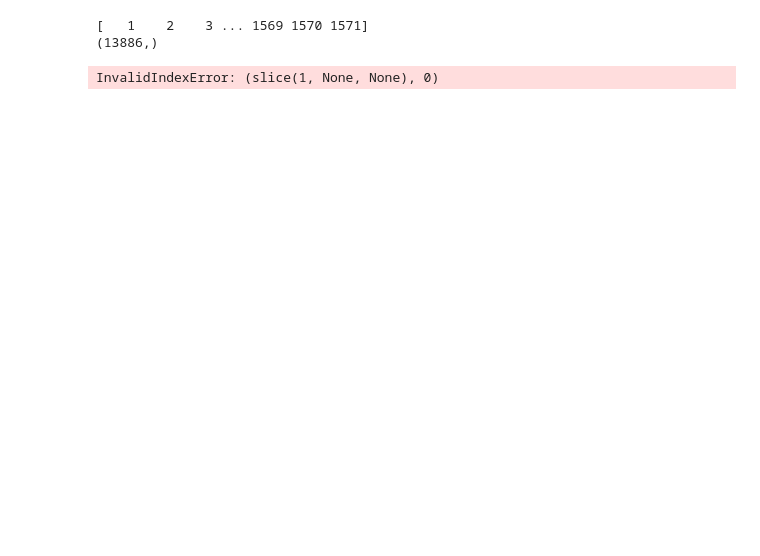
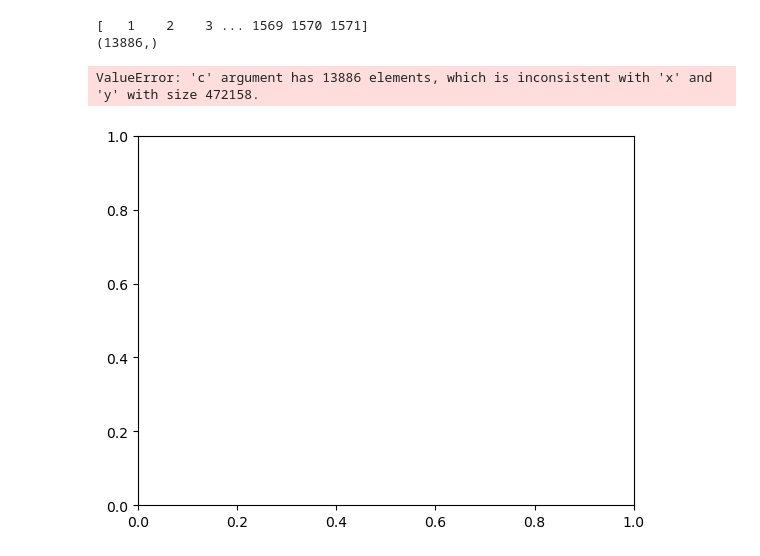
Before and after one commit to YaroslawBagriy/DiabetesRiskClassifier, a Jupyter notebook: notebooks/cluster_modeling.ipynb, the cells around one changed output. Cells and saved outputs as stored; diff of their text form; code cells hidden in the pictures; blank space fills up the shorter version.

```diff
--- a/notebooks/cluster_modeling.ipynb
+++ b/notebooks/cluster_modeling.ipynb
@@ -140,17 +142,18 @@ colors = ['red', 'green', 'blue', 'orange', 'yellow']
 cmap = ListedColormap(colors)
 # %%
 import matplotlib.pyplot as plt
-plt.scatter(X[1:, 0], X[1:, 1], c=cluster_labels, cmap=cmap)
+plt.scatter(X_resampled, X_resampled, c=cluster_labels, cmap=cmap)
 plt.xlabel('X1')
 plt.ylabel('X2')
 plt.title('Clustering with Complete Link, Cut Threshold = 500)')
 
 legend_handles = [plt.Line2D([], [], marker='o', color=color, linestyle='None') for color in colors]
 legend_labels = colors
 
 # Create the legend
 plt.legend(legend_handles, legend_labels)
 
 plt.show()
 # %% [output]
-InvalidIndexError: (slice(1, None, None), 0)
+ValueError: 'c' argument has 13886 elements, which is inconsistent with 'x' and 'y' with size 472158.
+[figure, added]
```
Also changed, not shown: parts of 1 cell of this notebook.
